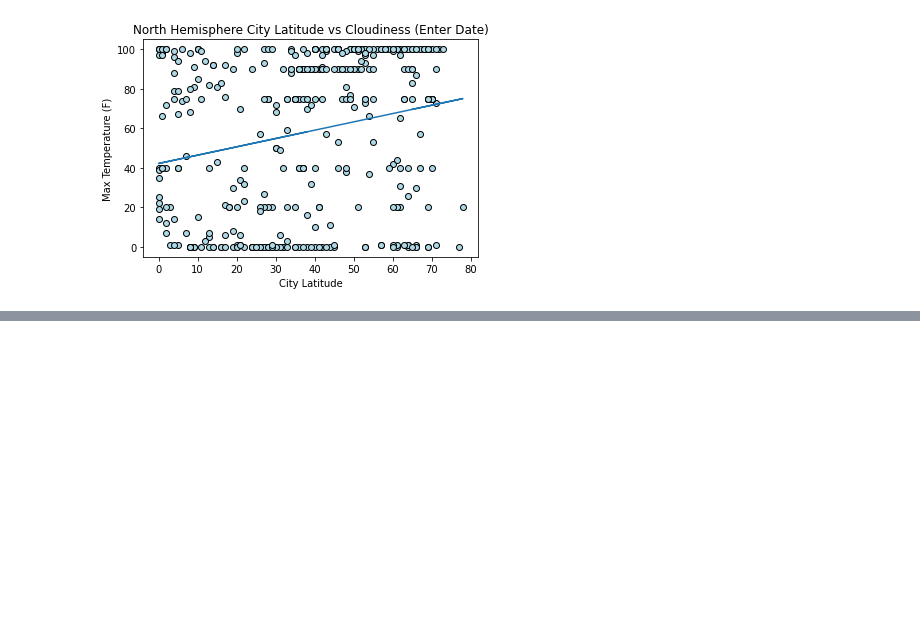
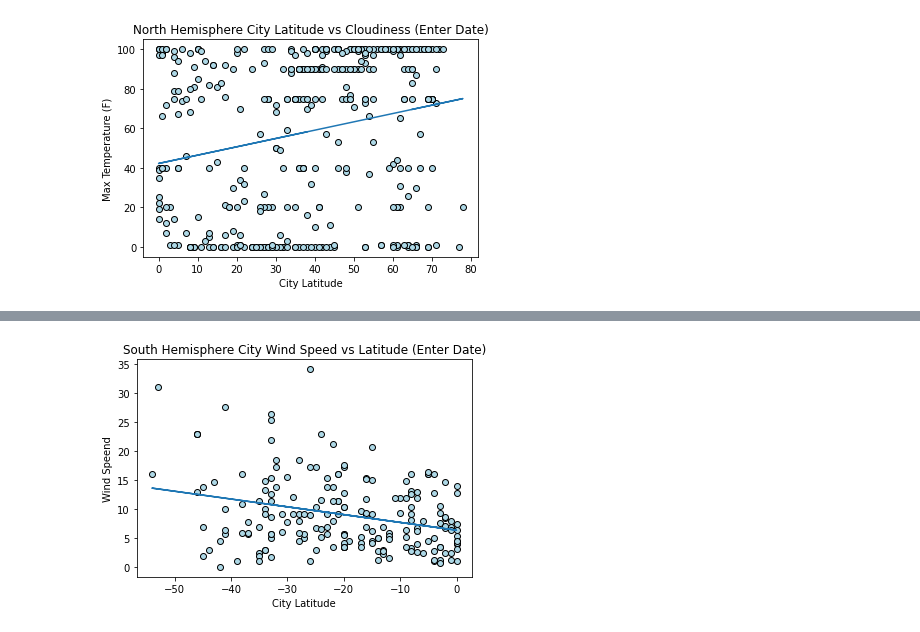
Before and after one commit to jgandre/python-api-challenge, a Jupyter notebook: WeatherPy/Untitled-Copy1.ipynb, the cells around one changed output, grey strips where cells are left out. Saved outputs shown, nothing was run; the diff lists cells and outputs as text; code cells hidden in the pictures; blank space fills up the shorter version.

```diff
--- a/WeatherPy/Untitled-Copy1.ipynb
+++ b/WeatherPy/Untitled-Copy1.ipynb
@@ -557,0 +563,21 @@ plt.show()
+# %%
+y = df_south["Wind Speed"].values
+
+X = df_south["Latitude"]
+X = [[e] for e in X]
+
+model = LinearRegression()
+model.fit(X,y)
+model.coef_
+model.intercept_
+r_squared = model.score(X,y)
+predictions = model.predict(X)
+
+plt.scatter(X,y , color = "lightblue", edgecolors = "black")
+plt.xlabel("City Latitude")
+plt.ylabel("Wind Speend")
+plt.title("South Hemisphere City Wind Speed vs Latitude (Enter Date)")
+plt.plot(X,predictions)
+plt.show()
+# %% [output]
+[figure, added]
```
Also changed, not shown: parts of 5 cells of this notebook, 5 other files.
